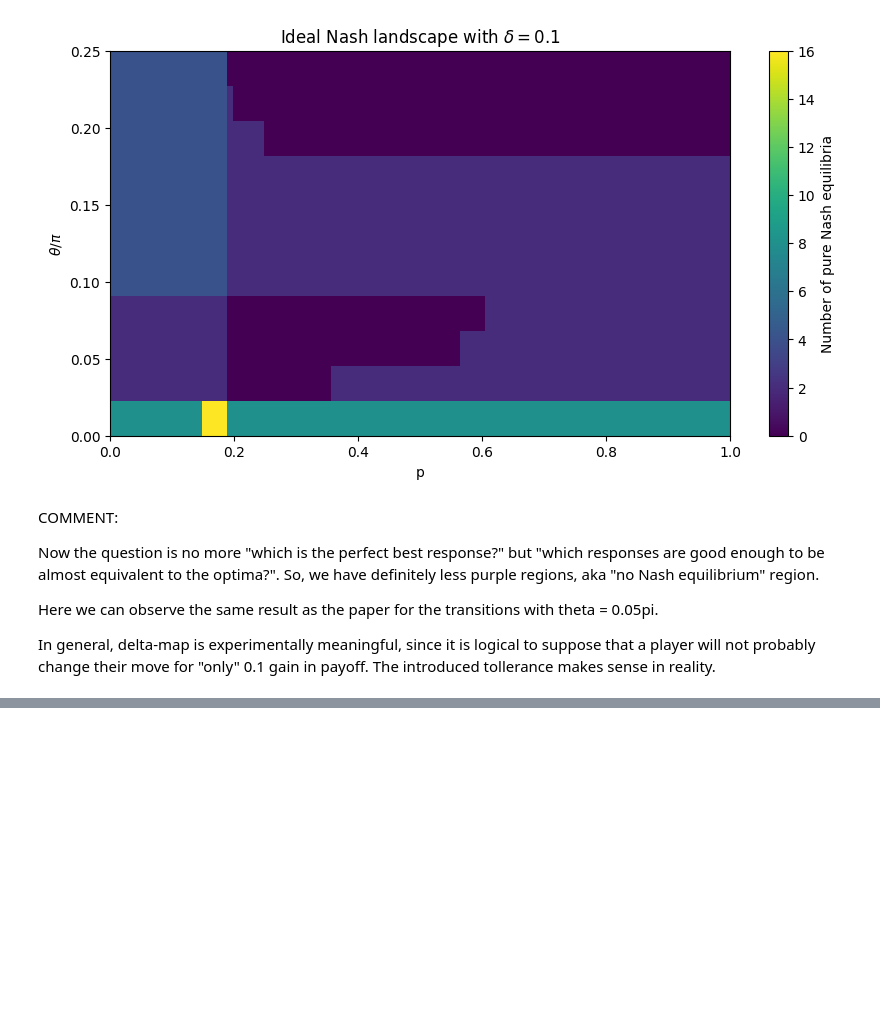
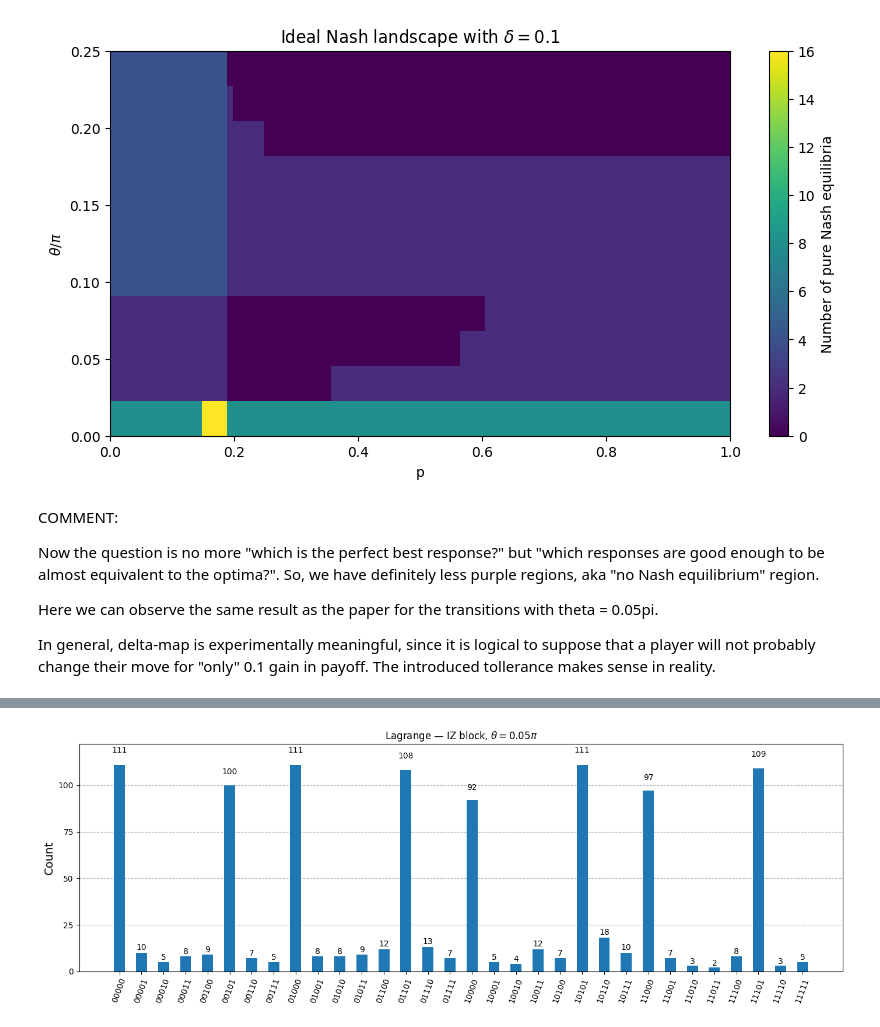
Before and after one commit to paperback99-byte/BAYESIAN-QUANTUM-GAMES, a Jupyter notebook: BAYESIAN_QUANTUM_GAMES.ipynb, the cells around one changed output, grey strips where cells are left out. Drawn from its saved outputs; the diff is of its cells as text; code cells hidden in the pictures; blank space fills up the shorter version.

```diff
--- a/BAYESIAN_QUANTUM_GAMES.ipynb
+++ b/BAYESIAN_QUANTUM_GAMES.ipynb
@@ -1816,0 +2158,21 @@ In general, delta-map is experimentally meaningful, since it is logical to suppo
+# %%
+theta_test = np.pi / 20
+
+# Logical 5-qubit circuits
+logical_IZ_q = create_5q_IZ_circuit(theta_test)
+logical_XY_q = create_5q_XY_circuit(theta_test)
+
+# Add measurements
+hardware_IZ_q = add_measurements(logical_IZ_q)
+hardware_XY_q = add_measurements(logical_XY_q)
+
+# Transpile for Lagrange
+transpiled_IZ_q = transpile(
+    hardware_IZ_q,
+    backend=backend
+)
+
+transpiled_XY_q = transpile(
+    hardware_XY_q,
+    backend=backend
+)
@@ -1816,0 +2195,16 @@ In general, delta-map is experimentally meaningful, since it is logical to suppo
+# %%
+job_IZ_q = backend.run(
+    [transpiled_IZ_q],
+    shots=1024
+);
+
+result_IZ_q = job_IZ_q.result();
+counts_IZ_q = result_IZ_q.get_counts();
+
+plot_histogram(
+    counts_IZ_q,
+    title=r"Lagrange — IZ block, $\theta=0.05\pi$",
+    figsize=(14, 5)
+)
+# %% [output]
+[figure, added]
```
Also changed, not shown: parts of 36 cells of this notebook.
